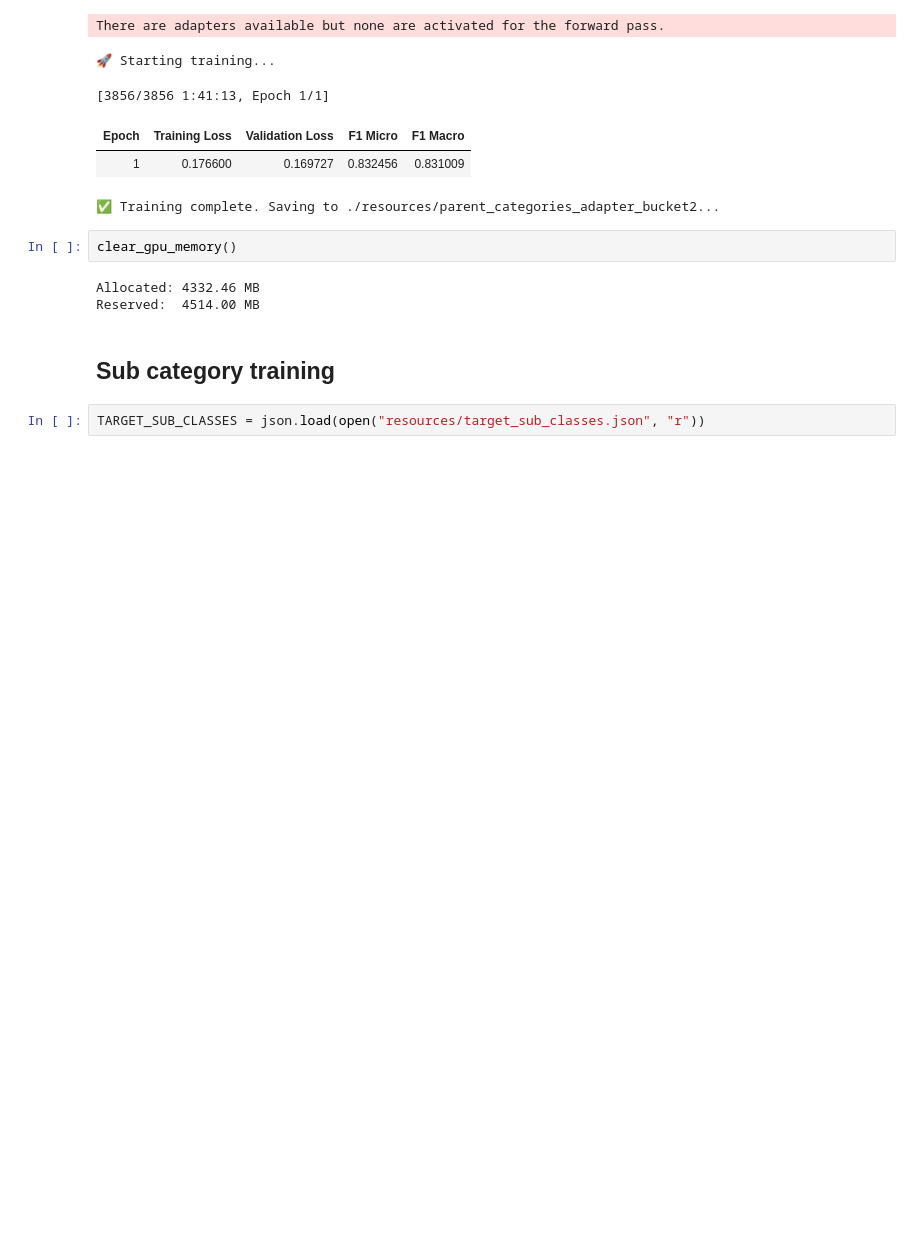
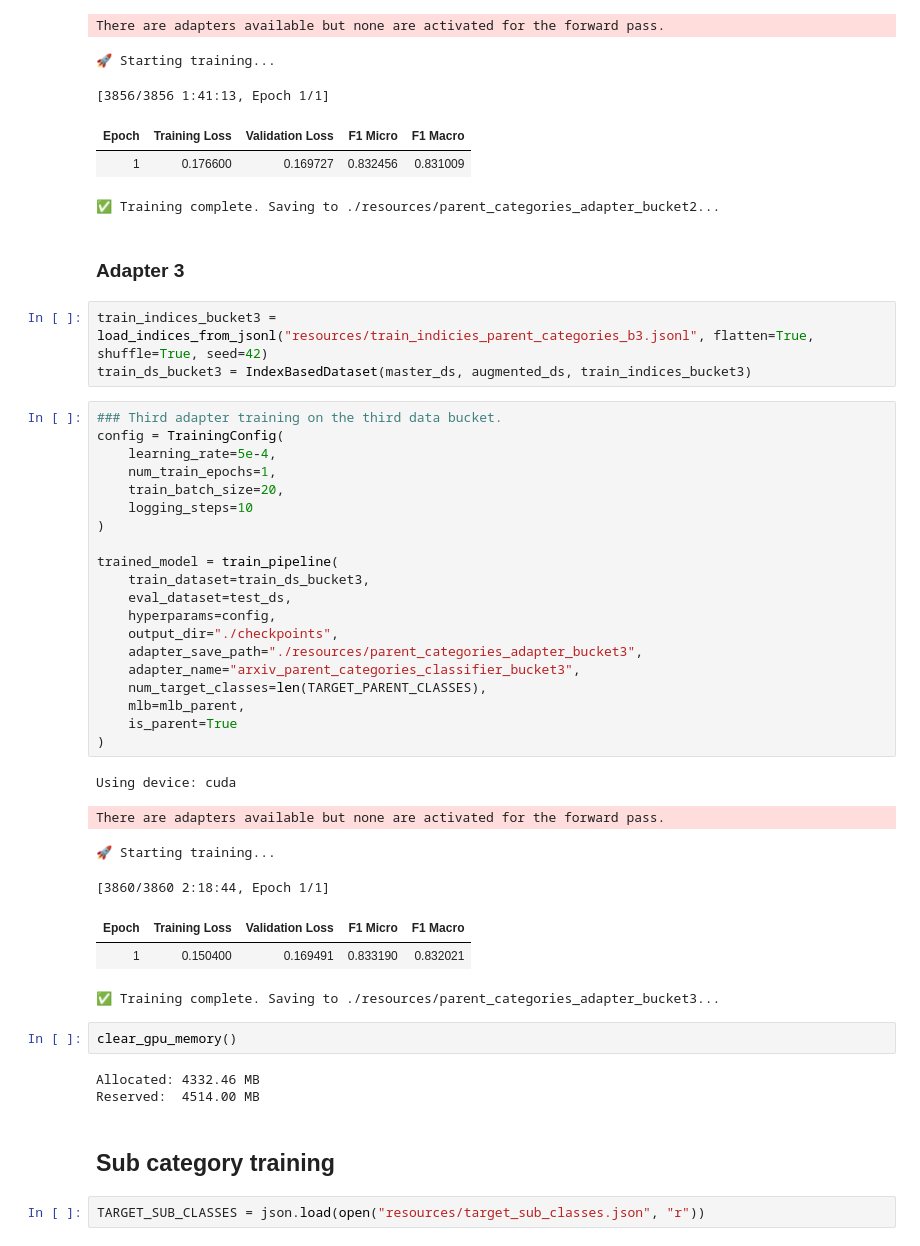
Before and after one commit to ShtiliyanUzunov/proj_irisai_interview, a Jupyter notebook: train.ipynb, the cells around one changed output. Cells and saved outputs as stored; diff of their text form; blank space fills up the shorter version.

Commit message:
Add data selection for Adapter NR3

```diff
--- a/train.ipynb
+++ b/train.ipynb
@@ -308,6 +312,39 @@ There are adapters available but none are activated for the forward pass.
 | Epoch | Training Loss | Validation Loss | F1 Micro | F1 Macro |
 | 1 | 0.176600 | 0.169727 | 0.832456 | 0.831009 |
 ✅ Training complete. Saving to ./resources/parent_categories_adapter_bucket2...
+# %% [markdown]
+### Adapter 3
+# %%
+train_indices_bucket3 = load_indices_from_jsonl("resources/train_indicies_parent_categories_b3.jsonl", flatten=True, shuffle=True, seed=42)
+train_ds_bucket3 = IndexBasedDataset(master_ds, augmented_ds, train_indices_bucket3)
+# %%
+### Third adapter training on the third data bucket.
+config = TrainingConfig(
+    learning_rate=5e-4,
+    num_train_epochs=1,
+    train_batch_size=20,
+    logging_steps=10
+)
+
+trained_model = train_pipeline(
+    train_dataset=train_ds_bucket3,
+    eval_dataset=test_ds,
+    hyperparams=config,
+    output_dir="./checkpoints",
+    adapter_save_path="./resources/parent_categories_adapter_bucket3",
+    adapter_name="arxiv_parent_categories_classifier_bucket3",
+    num_target_classes=len(TARGET_PARENT_CLASSES),
+    mlb=mlb_parent,
+    is_parent=True
+)
+# %% [output]
+Using device: cuda
+There are adapters available but none are activated for the forward pass.
+🚀 Starting training...
+[3860/3860 2:18:44, Epoch 1/1]
+| Epoch | Training Loss | Validation Loss | F1 Micro | F1 Macro |
+| 1 | 0.150400 | 0.169491 | 0.833190 | 0.832021 |
+✅ Training complete. Saving to ./resources/parent_categories_adapter_bucket3...
 # %%
 clear_gpu_memory()
 # %% [output]
```
Also changed, not shown: parts of 2 cells of this notebook, 2 other files.
